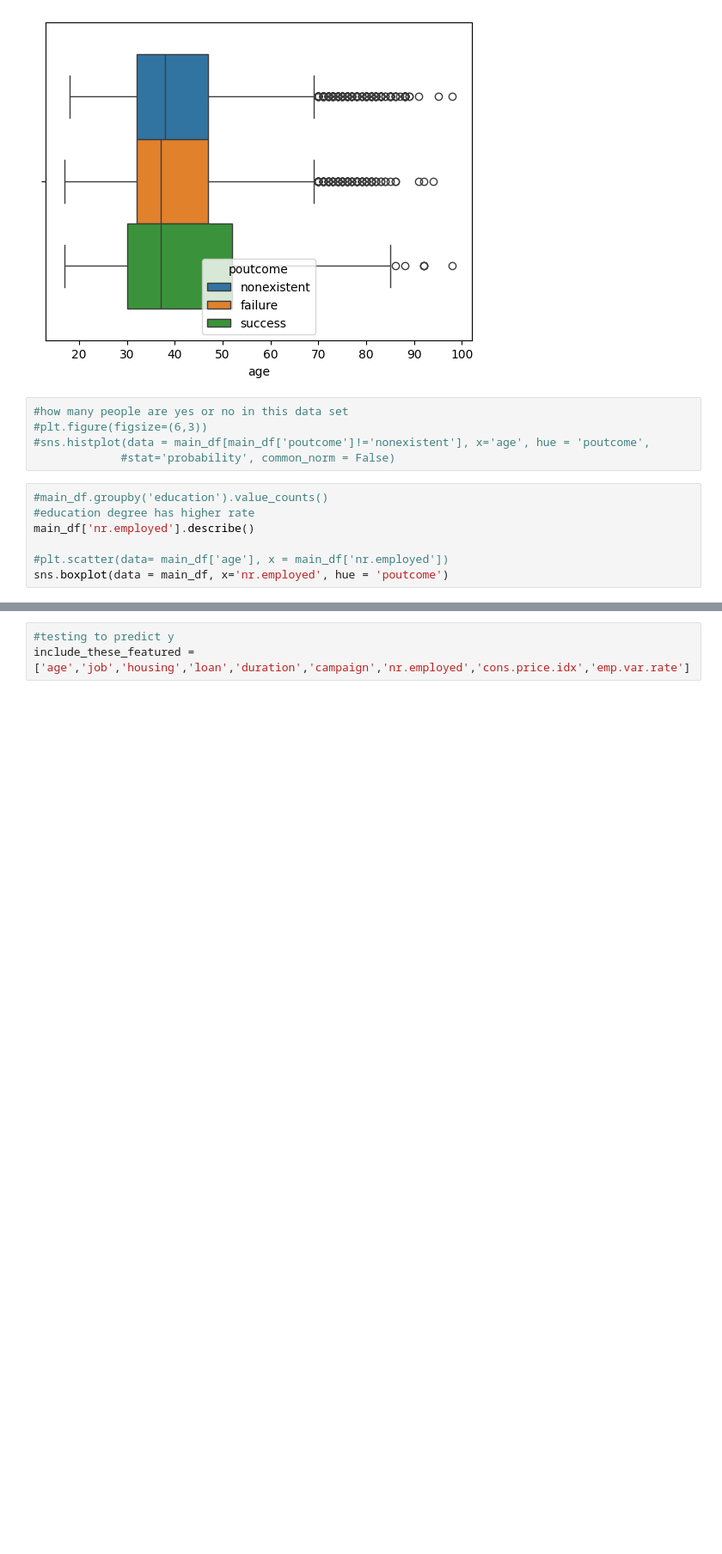
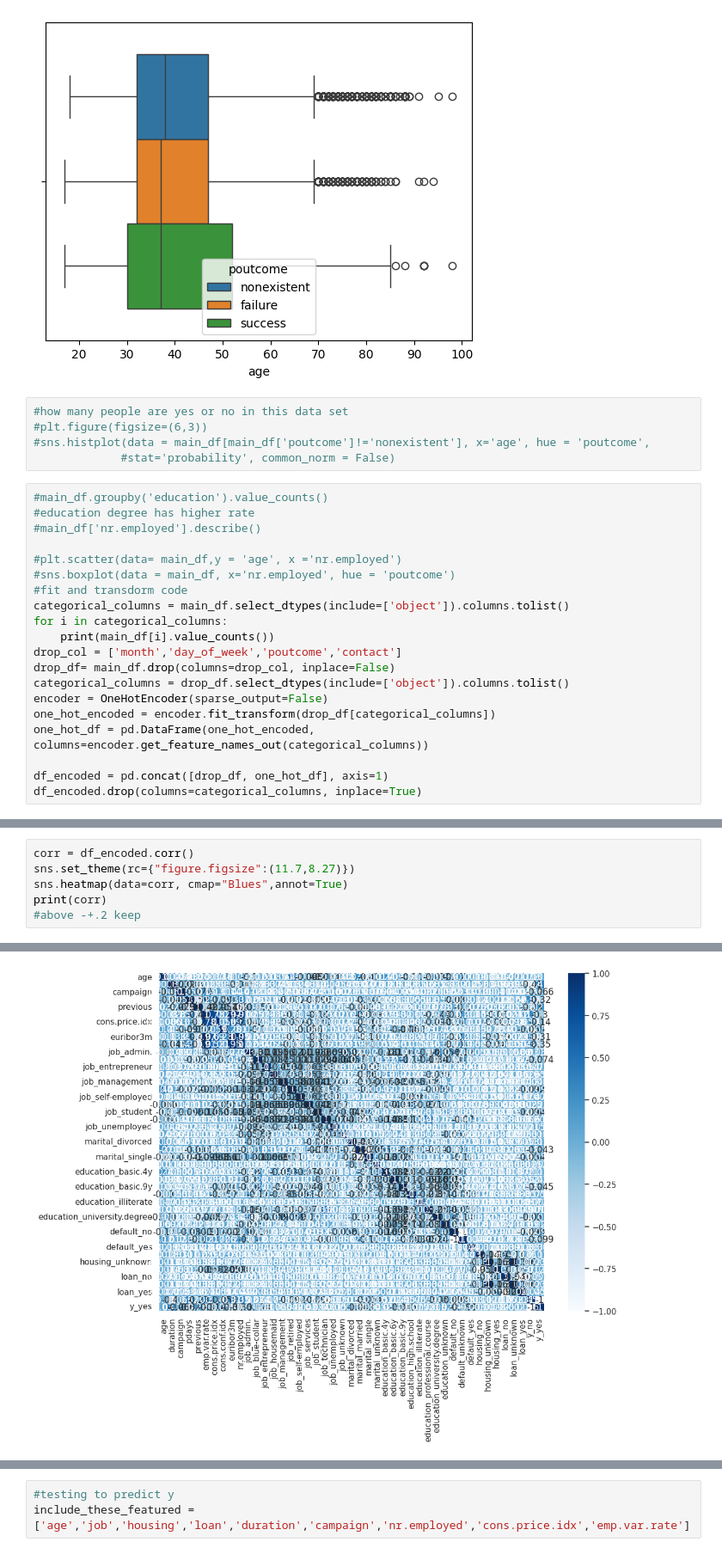
Before and after one commit to aetabid/mschine_logesticreggressionintro, a Jupyter notebook: src/explore.ipynb, the cells around one changed output, grey strips where cells are left out. Shown at 86% size. Cells and saved outputs as stored; diff of their text form; blank space fills up the shorter version.

```diff
--- a/src/explore.ipynb
+++ b/src/explore.ipynb
@@ -38,8 +41,21 @@ sns.boxplot(data = main_df, x='age', hue = 'poutcome')
 # %%
 #main_df.groupby('education').value_counts()
 #education degree has higher rate
-main_df['nr.employed'].describe()
+#main_df['nr.employed'].describe()
 
-#plt.scatter(data= main_df['age'], x = main_df['nr.employed'])
-sns.boxplot(data = main_df, x='nr.employed', hue = 'poutcome')
+#plt.scatter(data= main_df,y = 'age', x ='nr.employed')
+#sns.boxplot(data = main_df, x='nr.employed', hue = 'poutcome')
+#fit and transdorm code
+categorical_columns = main_df.select_dtypes(include=['object']).columns.tolist()
+for i in categorical_columns:
+    print(main_df[i].value_counts())
+drop_col = ['month','day_of_week','poutcome','contact']
+drop_df= main_df.drop(columns=drop_col, inplace=False)
+categorical_columns = drop_df.select_dtypes(include=['object']).columns.tolist()
+encoder = OneHotEncoder(sparse_output=False)
+one_hot_encoded = encoder.fit_transform(drop_df[categorical_columns])
+one_hot_df = pd.DataFrame(one_hot_encoded, columns=encoder.get_feature_names_out(categorical_columns))
+
+df_encoded = pd.concat([drop_df, one_hot_df], axis=1)
+df_encoded.drop(columns=categorical_columns, inplace=True)
 # %% [output]
@@ -47,0 +79,7 @@ sns.boxplot(data = main_df, x='nr.employed', hue = 'poutcome')
+# %%
+corr = df_encoded.corr()
+sns.set_theme(rc={"figure.figsize":(11.7,8.27)})
+sns.heatmap(data=corr, cmap="Blues",annot=True)
+print(corr)
+#above -+.2 keep
+# %% [output]
@@ -47,0 +103 @@ sns.boxplot(data = main_df, x='nr.employed', hue = 'poutcome')
+[figure, added]
```
Also changed, not shown: parts of 4 cells of this notebook.
